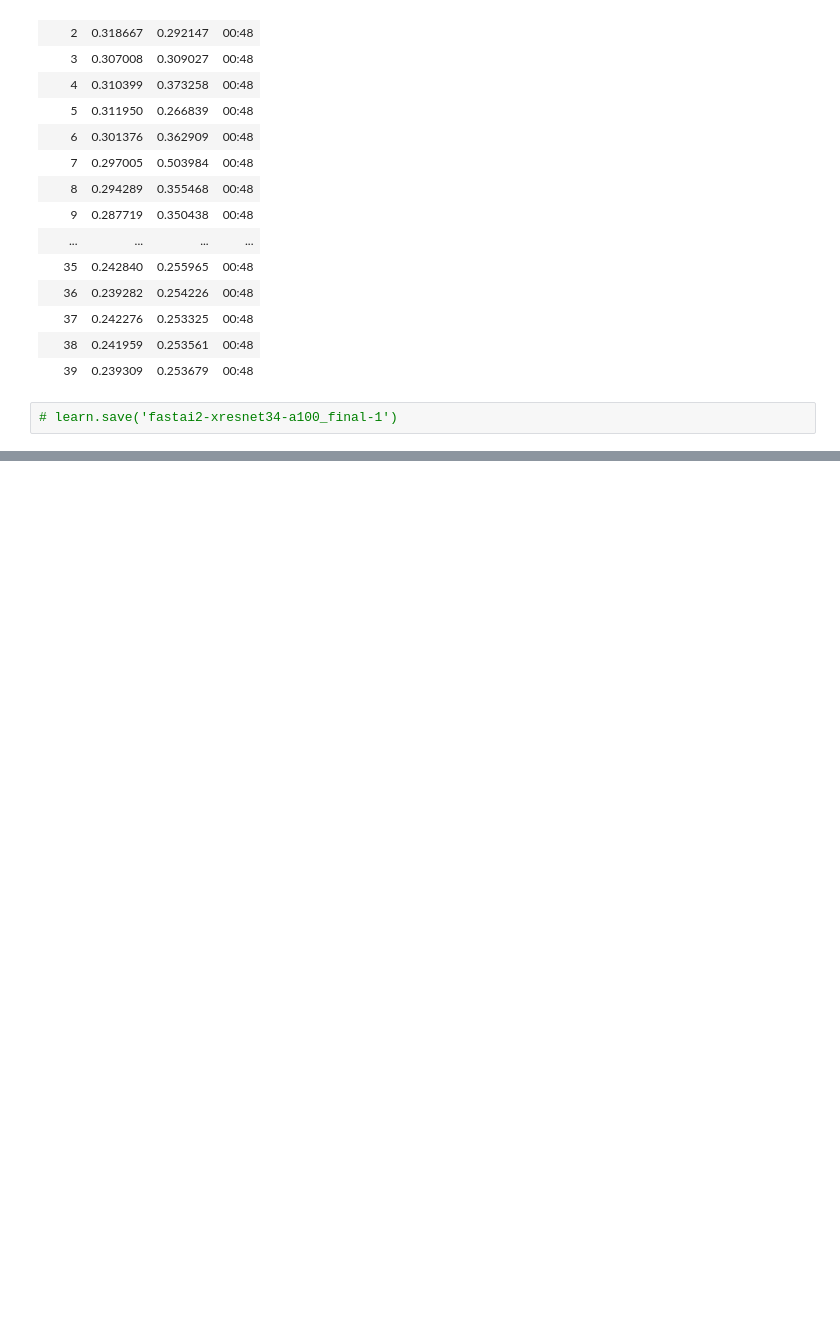
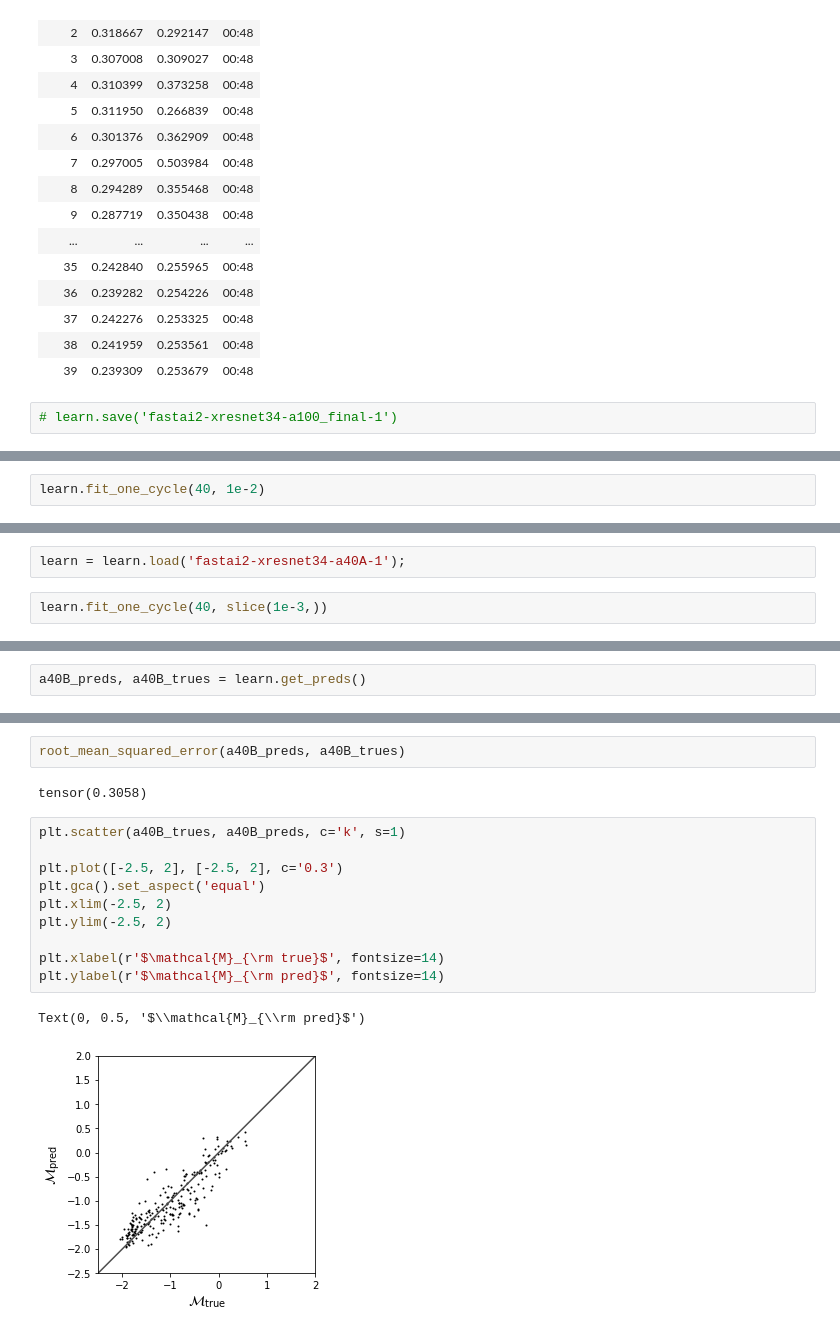
Before and after one commit to jwuphysics/HI-convnets, a Jupyter notebook: notebook/updates/90. Using fastai2 and newer architectures.ipynb, the cells around one changed output, grey strips where cells are left out. Saved outputs shown, nothing was run; the diff lists cells and outputs as text; blank space fills up the shorter version.

Commit message:
plot making adventures

```diff
--- a/notebook/updates/90. Using fastai2 and newer architectures.ipynb
+++ b/notebook/updates/90. Using fastai2 and newer architectures.ipynb
@@ -905,0 +938,2 @@ learn.fit_one_cycle(40, 1e-2)
+# %%
+learn.fit_one_cycle(40, 1e-2)
@@ -905,0 +960,4 @@ learn.fit_one_cycle(40, 1e-2)
+# %%
+learn = learn.load('fastai2-xresnet34-a40A-1');
+# %%
+learn.fit_one_cycle(40, slice(1e-3,))
@@ -905,0 +982,2 @@ learn.fit_one_cycle(40, 1e-2)
+# %%
+a40B_preds, a40B_trues = learn.get_preds()
@@ -905,0 +986,17 @@ learn.fit_one_cycle(40, 1e-2)
+# %%
+root_mean_squared_error(a40B_preds, a40B_trues)
+# %% [output]
+tensor(0.3058)
+# %%
+plt.scatter(a40B_trues, a40B_preds, c='k', s=1)
+
+plt.plot([-2.5, 2], [-2.5, 2], c='0.3')
+plt.gca().set_aspect('equal')
+plt.xlim(-2.5, 2)
+plt.ylim(-2.5, 2)
+
+plt.xlabel(r'$\mathcal{M}_{\rm true}$', fontsize=14)
+plt.ylabel(r'$\mathcal{M}_{\rm pred}$', fontsize=14)
+# %% [output]
+Text(0, 0.5, '$\\mathcal{M}_{\\rm pred}$')
+[figure, added]
```
Also changed, not shown: parts of 10 cells of this notebook.
